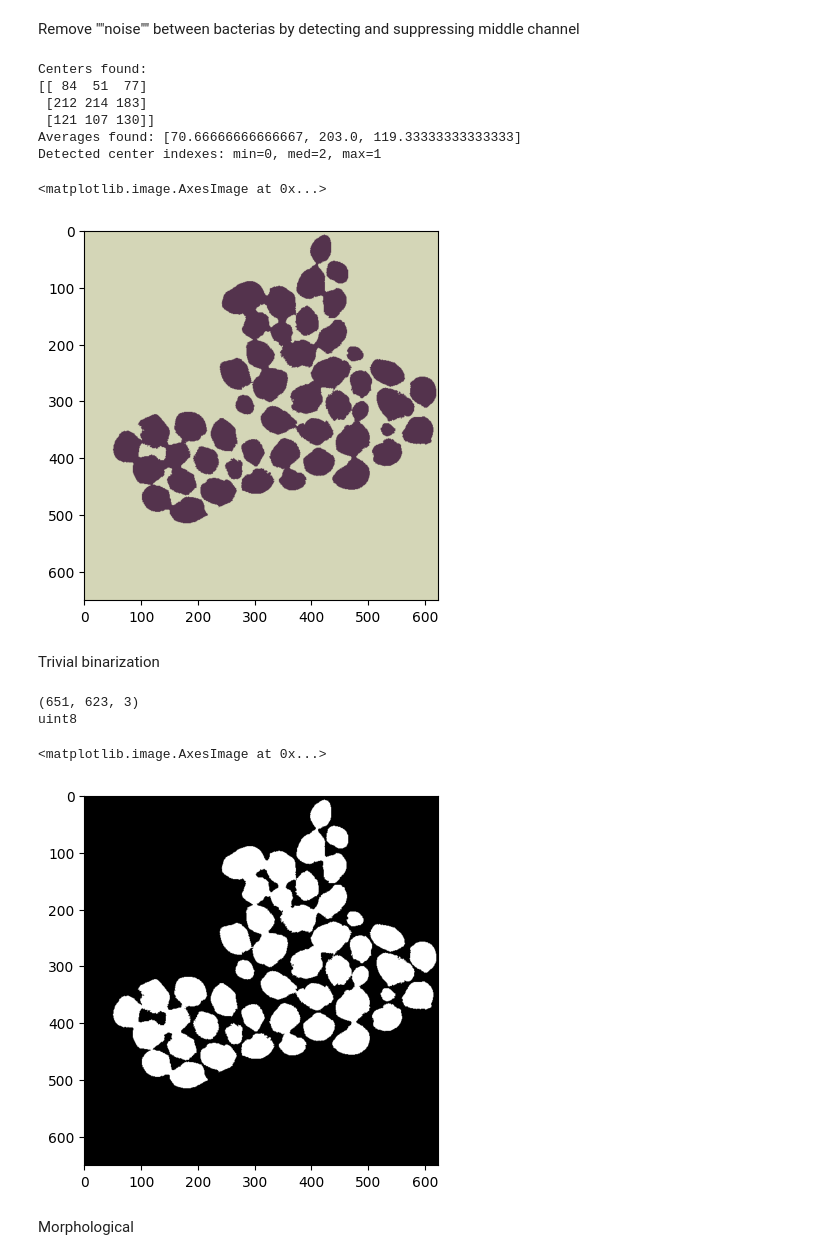
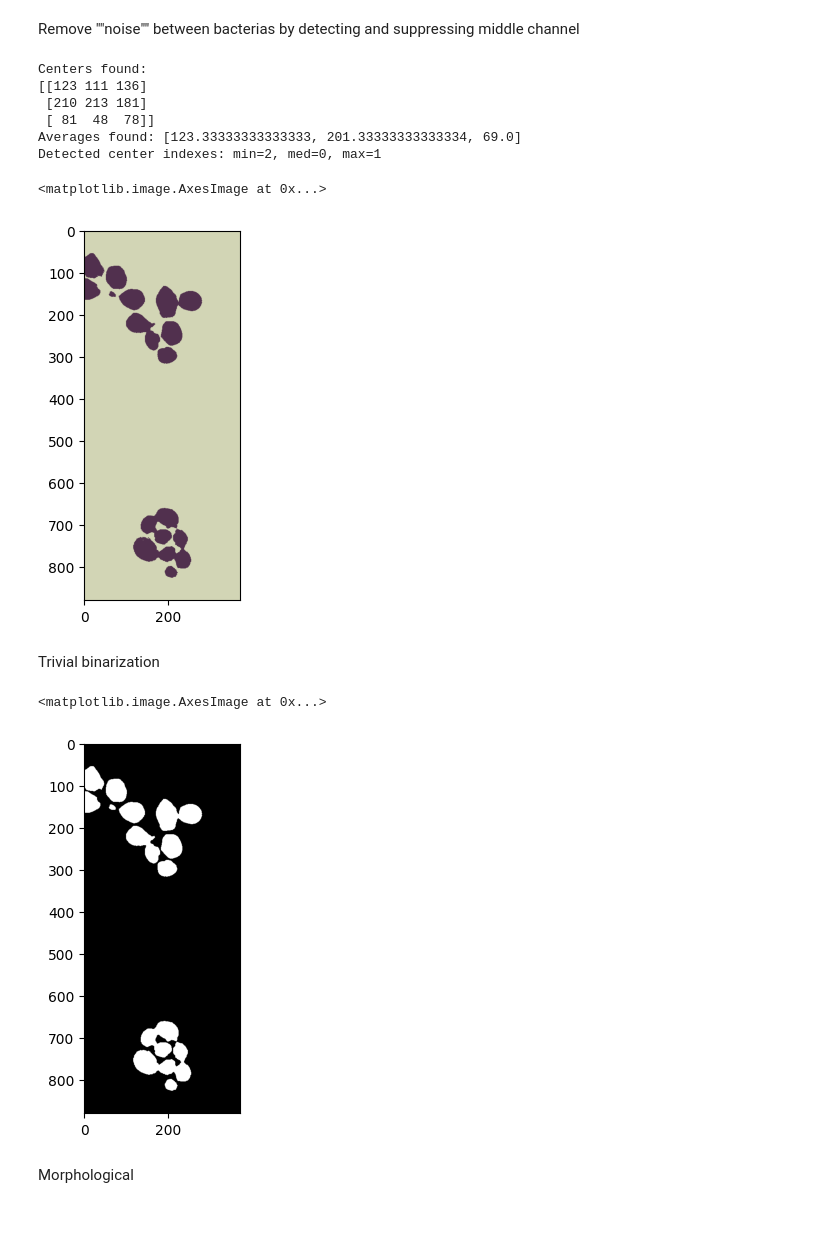
Before and after one commit to maximewel/image_processing, a Jupyter notebook: miniproject/preprocess_kmean.ipynb, the cells around one changed output. Saved outputs shown, nothing was run; the diff lists cells and outputs as text; code cells hidden in the pictures; blank space fills up the shorter version.

```diff
--- a/miniproject/preprocess_kmean.ipynb
+++ b/miniproject/preprocess_kmean.ipynb
@@ -3,7 +3,7 @@ import matplotlib.pyplot as plt
 import numpy as np
 import cv2
 # %%
-image_name = "./dataset/png/Candida.albicans_0008.png"
+image_name = "./dataset/png/Candida.albicans_0017.png"
 image = cv2.cvtColor(cv2.imread(image_name), cv2.COLOR_BGR2RGB)
 plt.imshow(image)
 # %% [output]
@@ -99,27 +73,23 @@ suppressed_image = res.reshape((image.shape))
 plt.imshow(suppressed_image)
 # %% [output]
 Centers found:
-[[ 84  51  77]
- [212 214 183]
- [121 107 130]]
-Averages found: [70.66666666666667, 203.0, 119.33333333333333]
-Detected center indexes: min=0, med=2, max=1
+[[123 111 136]
+ [210 213 181]
+ [ 81  48  78]]
+Averages found: [123.33333333333333, 201.33333333333334, 69.0]
+Detected center indexes: min=2, med=0, max=1
 <matplotlib.image.AxesImage at 0x...>
-[figure, old version]
+[figure, new version]
 # %% [markdown]
 Trivial binarization
 # %%
-print(suppressed_image.shape)
-print(suppressed_image.dtype)
 gray_image = cv2.cvtColor(suppressed_image, cv2.COLOR_RGB2GRAY)
-# blur = cv.GaussianBlur(img,(5,5),0)
+gray_image = cv2.GaussianBlur(gray_image, (5,5), 0)
 _, binarized_image = cv2.threshold(gray_image, 0, 255, cv2.THRESH_BINARY_INV + cv2.THRESH_OTSU)
 plt.imshow(binarized_image, cmap='gray', vmin=0, vmax=255)
 # %% [output]
-(651, 623, 3)
-uint8
+<matplotlib.image.AxesImage at 0x...>
-<matplotlib.image.AxesImage at 0x...>
-[figure, old version]
+[figure, new version]
 # %% [markdown]
 Morphological
 # %%
```
Also changed, not shown: parts of 6 cells of this notebook, 8 other files.
